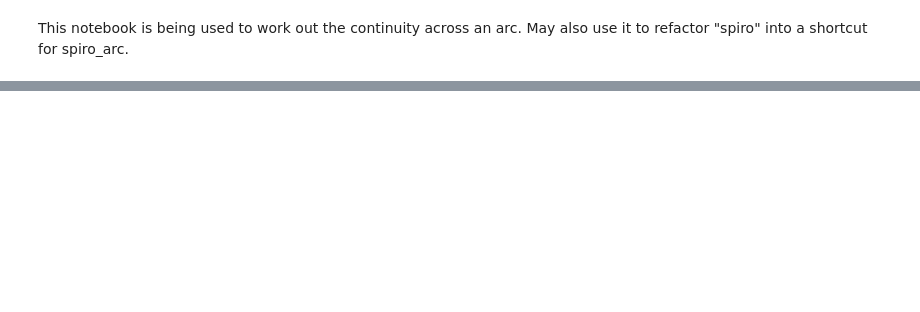
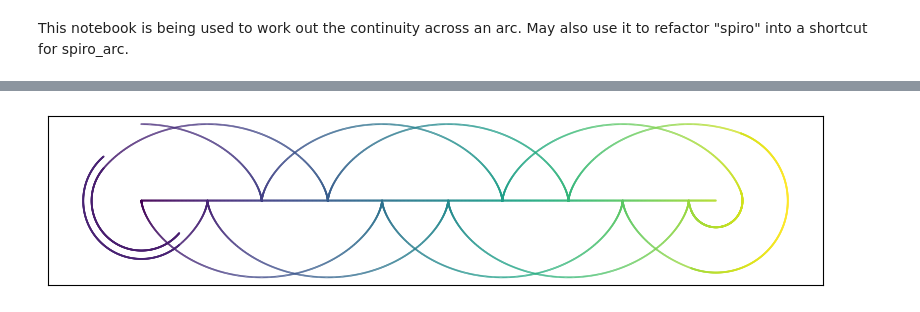
Before and after one commit to donalgrant/spiro, a Jupyter notebook: arc_continuity.ipynb, the cells around one changed output, grey strips where cells are left out. Cells and saved outputs as stored; diff of their text form; code cells hidden in the pictures; blank space fills up the shorter version.

Commit message:
continuing on arc continuity -- updated versions of roll and spiro_arc, with originals saved in commented-out code for now

```diff
--- a/arc_continuity.ipynb
+++ b/arc_continuity.ipynb
@@ -58,0 +59,18 @@ F.plot(S,new_fig=False,cmap='autumn',color_scheme='time')
+# %%
+(x1,y1,x2,y2)=(0,0,30,0)
+(a,b)=(2,2)
+S.reset()
+S.add(roll(x1,y1,x2,y2,0.01,0.0,offset=0,guard=0,invert=False))
+S.add(roll(x1,y1,x2,y2,a,b,offset=0,guard=0,invert=False))
+o=S.pc()
+S.add(rotate(x2,y2,S.xc(),S.yc(),pi))
+S.add(roll(x2,y2,x1,y1,a,b,offset=o+pi,guard=0,invert=False))
+S.add(rotate(x1,y1,S.xc(),S.yc(),pi))
+S.add(roll(x1,y1,x2,y2,a,b,offset=0,guard=0,invert=True))
+o = S.pc()
+S.add(rotate(x2,y2,S.xc(),S.yc(),-pi))
+S.add(roll(x2,y2,x1,y1,a,b,offset=o-pi,guard=0,invert=True))
+S.add(rotate(x1,y1,S.xc(),S.yc(),-pi))
+F.plot(S)
+# %% [output]
+[figure, added]
```
Also changed, not shown: parts of 2 cells of this notebook, 2 other files.
